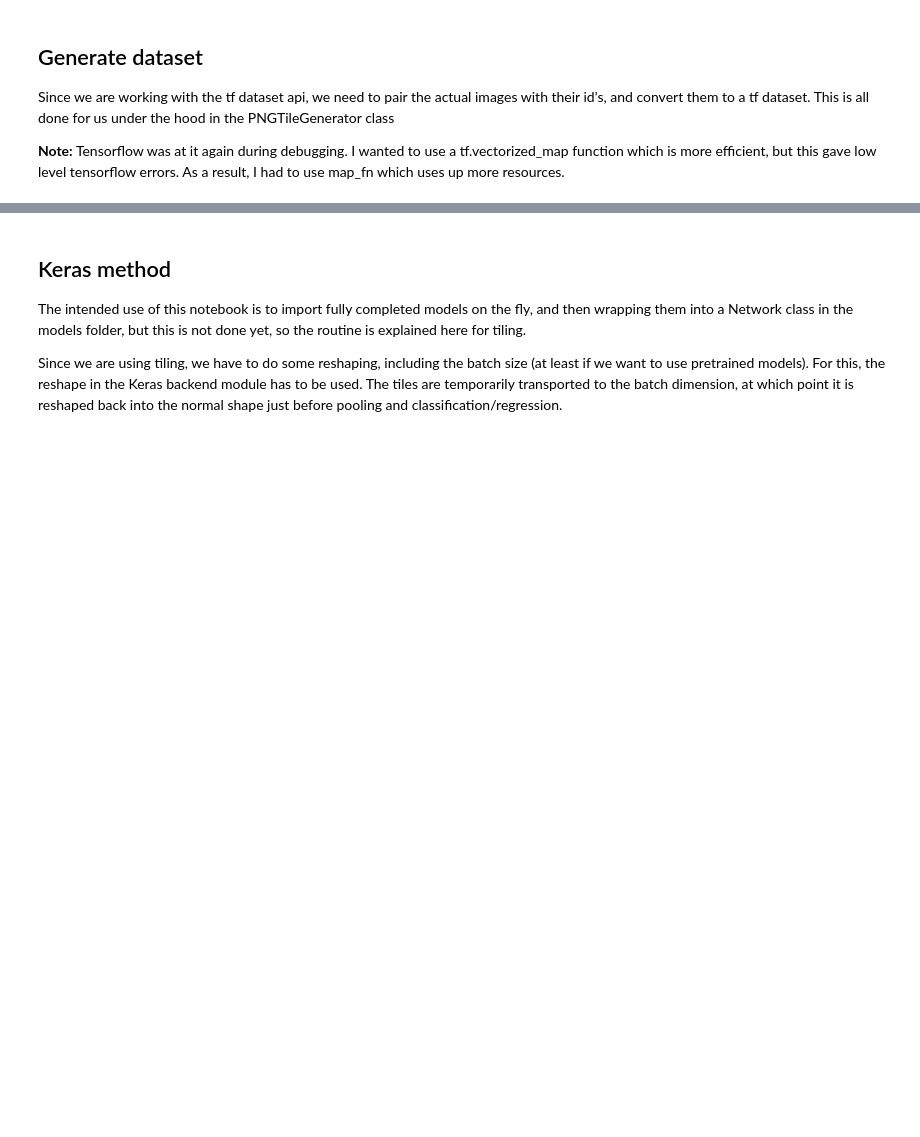
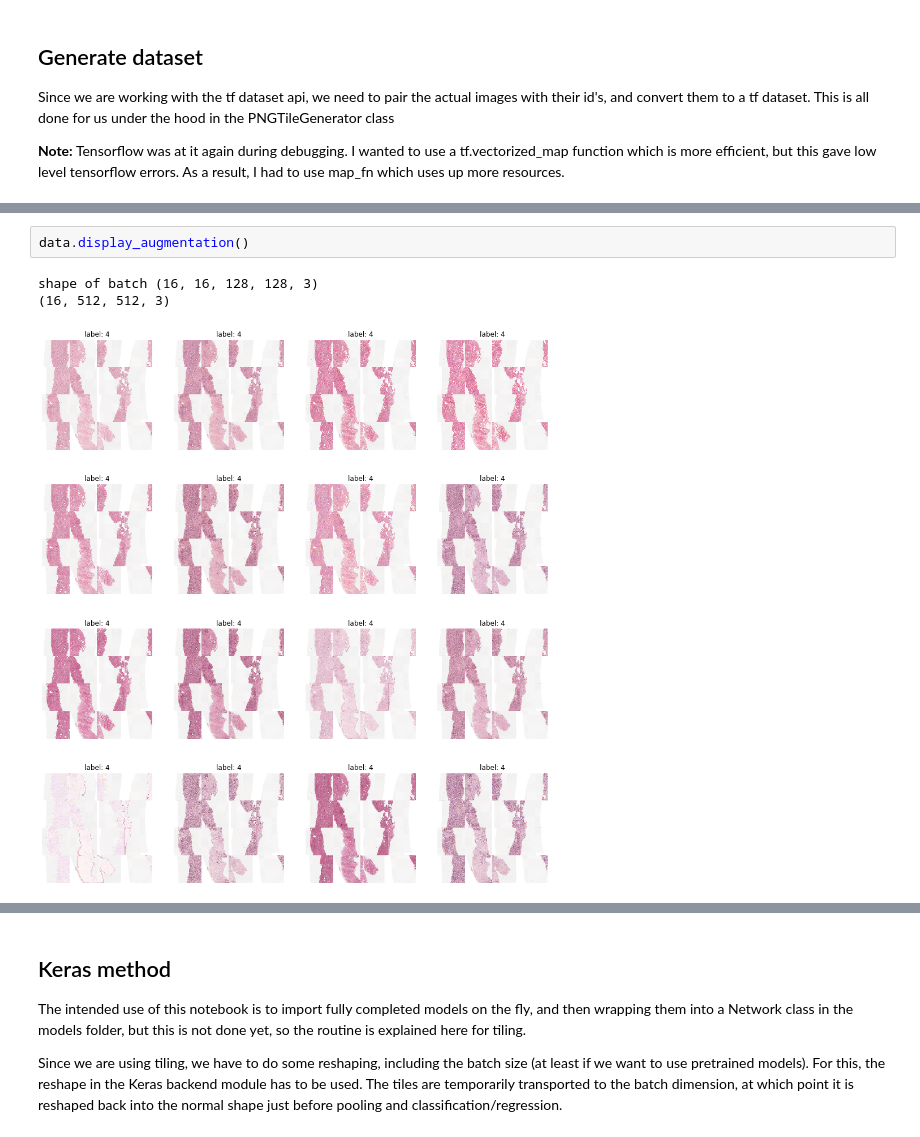
Before and after one commit to stephandooper/panda, a Jupyter notebook: notebooks/example.ipynb, the cells around one changed output, grey strips where cells are left out. Saved outputs shown, nothing was run; the diff lists cells and outputs as text; blank space fills up the shorter version.

```diff
--- a/notebooks/example.ipynb
+++ b/notebooks/example.ipynb
@@ -199,3 +256,9 @@ data.display_batch()
+# %%
+data.display_augmentation()
+# %% [output]
+shape of batch (16, 16, 128, 128, 3)
+(16, 512, 512, 3)
+[figure, added]
 # %%
 val_data.display_batch()
 # %% [output]
```
Also changed, not shown: parts of 18 cells of this notebook, 12 other files.
